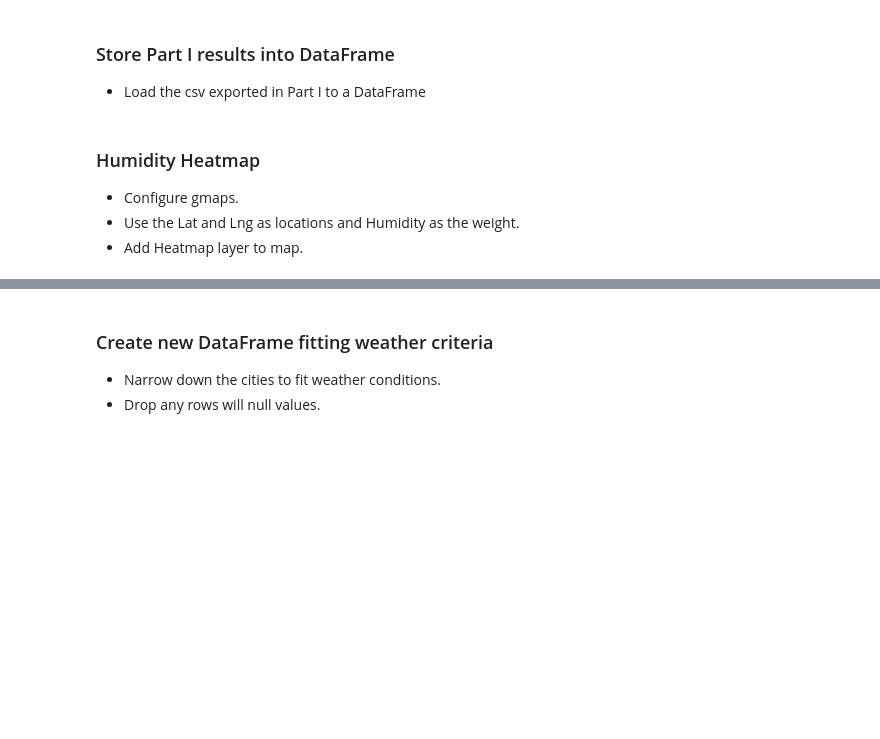
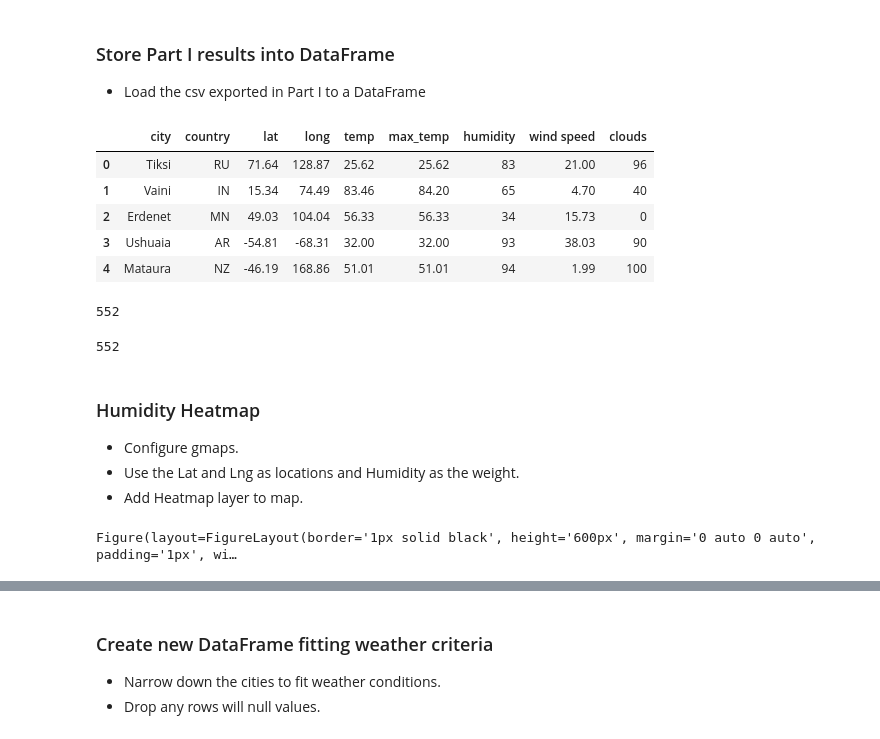
Before and after one commit to msfa12th/python-api-challenge, a Jupyter notebook: VacationPy/VacationPy.ipynb, the cells around one changed output, grey strips where cells are left out. Drawn from its saved outputs; the diff is of its cells as text; code cells hidden in the pictures; blank space fills up the shorter version.

```diff
--- a/VacationPy/VacationPy.ipynb
+++ b/VacationPy/VacationPy.ipynb
@@ -24,12 +24,29 @@ gmaps.configure(api_key=gkey)
 # %%
 output_weather_file = "../WeatherPy/output_data/city_weather.csv"
 weather_data = pd.read_csv(output_weather_file)
+# %%
+weather_data.head()
+# %% [output]
+|  | city | country | lat | long | temp | max_temp | humidity | wind speed | clouds |
+| 0 | Tiksi | RU | 71.64 | 128.87 | 25.62 | 25.62 | 83 | 21.00 | 96 |
+| 1 | Vaini | IN | 15.34 | 74.49 | 83.46 | 84.20 | 65 | 4.70 | 40 |
+| 2 | Erdenet | MN | 49.03 | 104.04 | 56.33 | 56.33 | 34 | 15.73 | 0 |
+| 3 | Ushuaia | AR | -54.81 | -68.31 | 32.00 | 32.00 | 93 | 38.03 | 90 |
+| 4 | Mataura | NZ | -46.19 | 168.86 | 51.01 | 51.01 | 94 | 1.99 | 100 |
+# %%
+len(weather_data)
+# %% [output]
+552
 # %%
 # Store latitude and longitude in locations
 locations = weather_data[["lat", "long"]]
 
 # Fill NaN values and convert to float
 humidity = weather_data["humidity"].astype(float)
+# %%
+len(locations)
+# %% [output]
+552
 # %% [markdown]
 ### Humidity Heatmap
 * Configure gmaps.
@@ -45,3 +62,12 @@ figure_layout = {
     'margin': '0 auto 0 auto'
 }
 fig = gmaps.figure(layout=figure_layout)
+
+# Create heat layer
+heat_layer = gmaps.heatmap_layer(locations, weights=humidity,
+                                 dissipating=False, max_intensity=10,
+                                 point_radius=1)
+fig.add_layer(heat_layer)
+fig
+# %% [output]
+Figure(layout=FigureLayout(border='1px solid black', height='600px', margin='0 auto 0 auto', padding='1px', wi…
```
Also changed, not shown: parts of 14 cells of this notebook, 18 other files.
